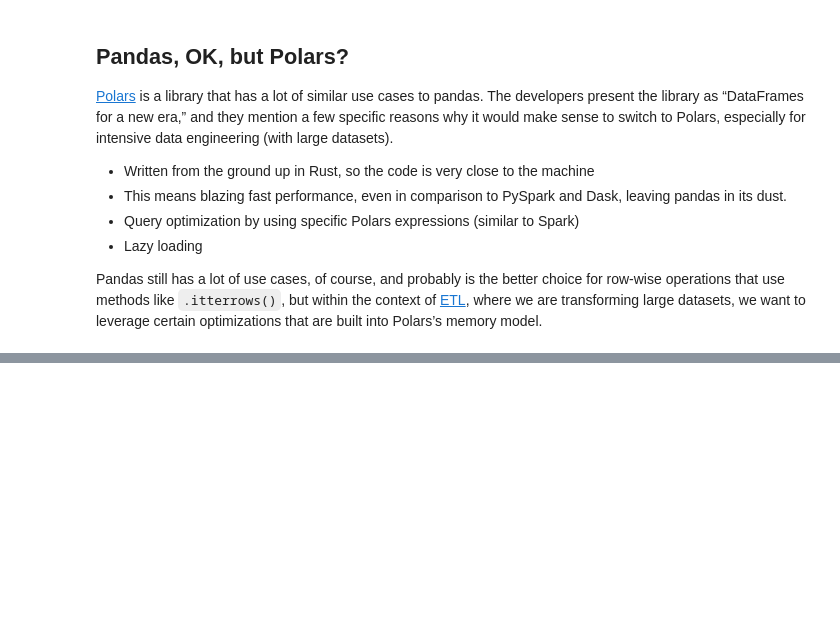
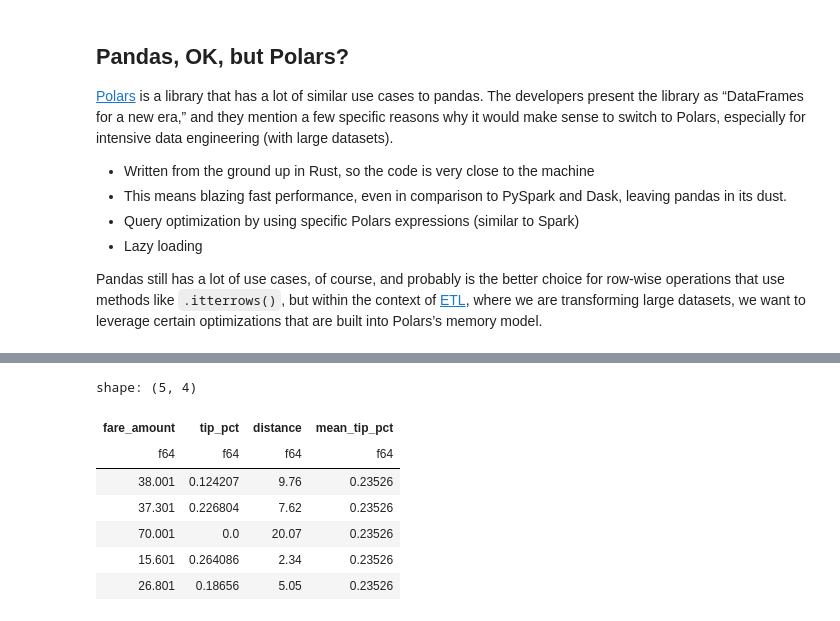
Before and after one commit to columbia-data-club/meetings, a Jupyter notebook: 2025/march_5_data_engineering_with_polars_1.ipynb, the cells around one changed output, grey strips where cells are left out. Drawn from its saved outputs; the diff is of its cells as text; code cells hidden in the pictures; blank space fills up the shorter version.

```diff
--- a/2025/march_5_data_engineering_with_polars_1.ipynb
+++ b/2025/march_5_data_engineering_with_polars_1.ipynb
@@ -30,0 +214,18 @@ Polars is built on
+# %%
+df.with_columns(
+    fare_amount=pl.col("fare_amount")+0.001
+).select(
+    "fare_amount",
+    tip_pct = tip_pct,
+    distance = pl.col("trip_distance"),
+    mean_tip_pct = tip_pct.mean()
+).head()
+# %% [output]
+shape: (5, 4)
+| fare_amount | tip_pct | distance | mean_tip_pct |
+| f64 | f64 | f64 | f64 |
+| 38.001 | 0.124207 | 9.76 | 0.23526 |
+| 37.301 | 0.226804 | 7.62 | 0.23526 |
+| 70.001 | 0.0 | 20.07 | 0.23526 |
+| 15.601 | 0.264086 | 2.34 | 0.23526 |
+| 26.801 | 0.18656 | 5.05 | 0.23526 |
```
Also changed, not shown: parts of 29 cells of this notebook.
